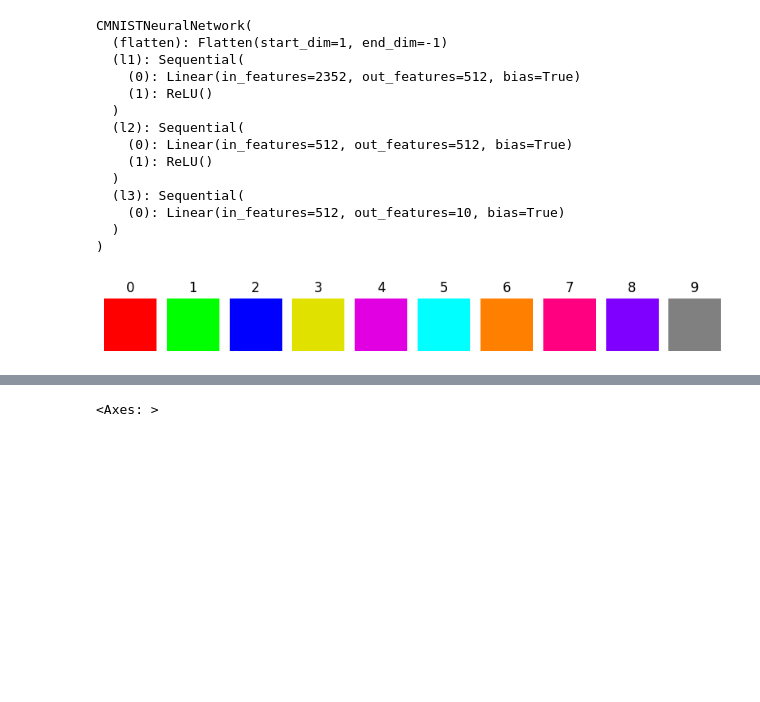
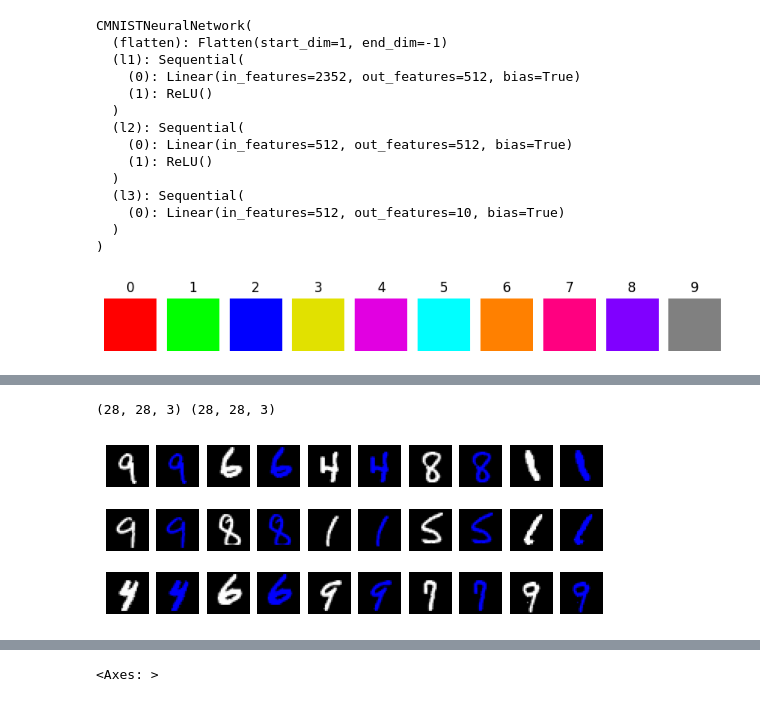
Before and after one commit to vitryt/label-free-bias-identification, a Jupyter notebook: make_confusion.ipynb, the cells around one changed output, grey strips where cells are left out. Cells and saved outputs as stored; diff of their text form; code cells hidden in the pictures; blank space fills up the shorter version.

Commit message:
Fixed dataset and added bias difference dataloader

```diff
--- a/make_confusion.ipynb
+++ b/make_confusion.ipynb
@@ -149,3 +151,32 @@ loss: 0.103889  [57856/60000]
 
 Done!
 Saved undermodels/MNIST_model_0_20_0.9
+# %%
+from src.colour_mnist import get_bias_difference_mnist_dataloader
+dif_train, dif_val = get_bias_difference_mnist_dataloader(root=data_path, batch_size=batch_size, train=True, validation=1/6, split_gen_seed=split_gen_seed, shuffle_seed=shuffle_seed, bias_colour=2)
+
+import matplotlib.pyplot as plt
+from math import ceil
+def show(img, **kwargs):
+    img = np.array(img)
+    if img.shape[0] == 3:
+        img = img.transpose(1, 2, 0)
+
+    img -= img.min();img /= img.max()
+    plt.imshow(img, **kwargs); plt.axis('off')
+
+for i, (X1, X2, _) in enumerate(dif_val):
+    k = 1
+    for j in range(len(X1)):
+        plt.subplot(6, 10, k)
+        show(X1[j])
+        plt.subplot(6, 10, k+1)
+        show(X2[j])
+        k +=2
+        if k > 30:
+            break
+    break
+plt.show()
+# %% [output]
+(28, 28, 3) (28, 28, 3)
+[figure, added]
```
Also changed, not shown: parts of 9 cells of this notebook, 6 other files.
